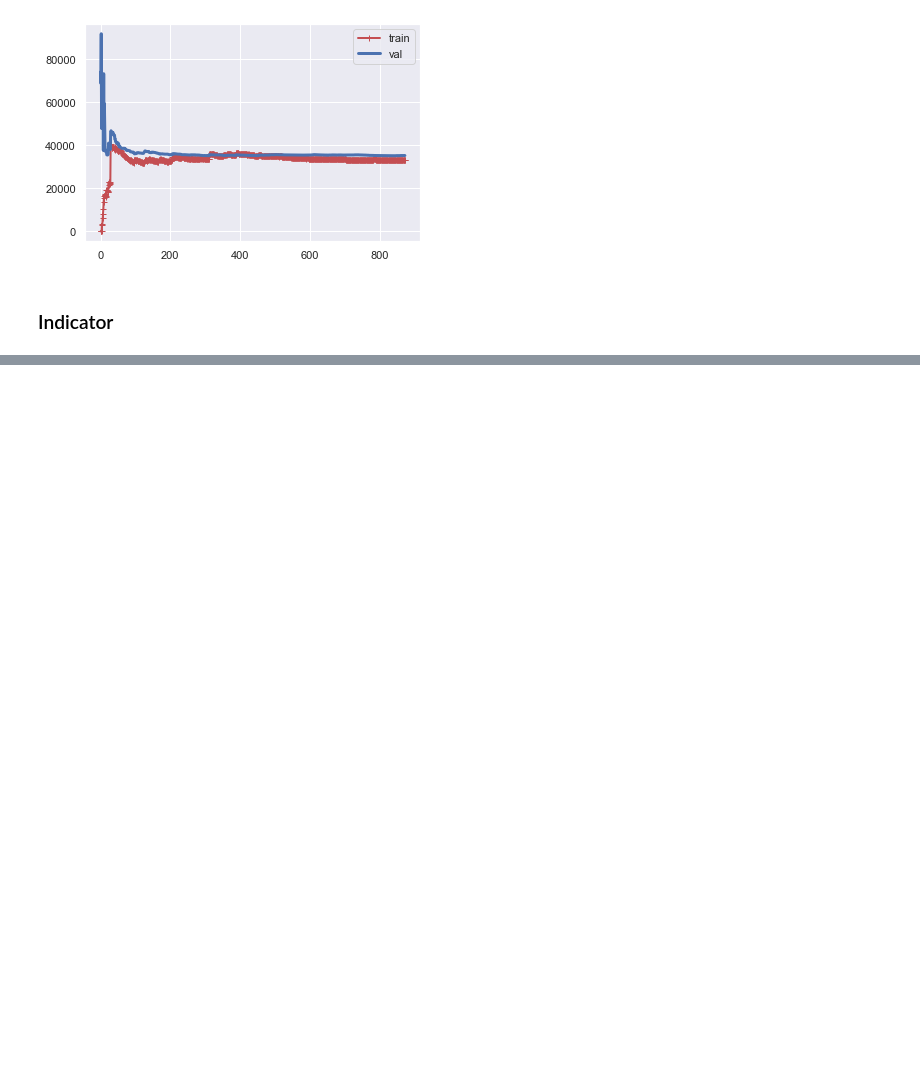
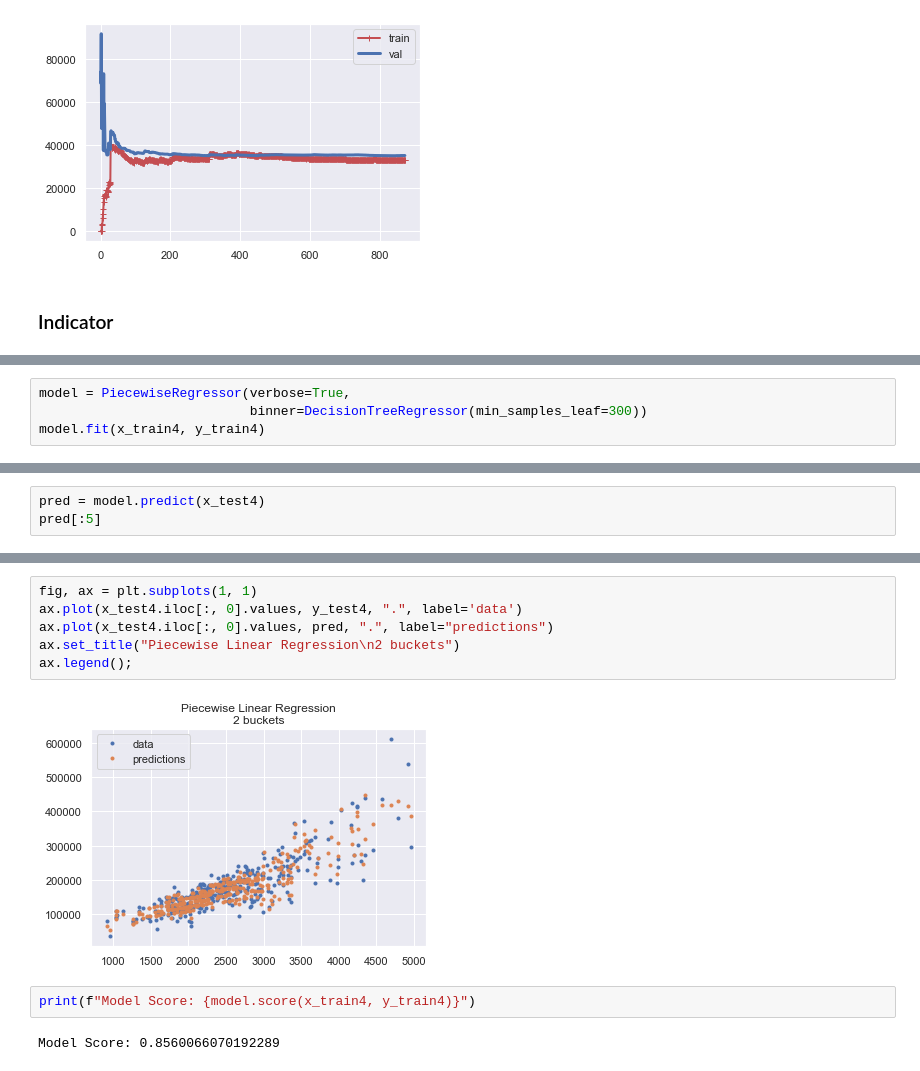
Before and after one commit to DrakeData/House_Price_EDA, a Jupyter notebook: MSDS422_Assignment2.ipynb, the cells around one changed output, grey strips where cells are left out. Cells and saved outputs as stored; diff of their text form; blank space fills up the shorter version.

```diff
--- a/MSDS422_Assignment2.ipynb
+++ b/MSDS422_Assignment2.ipynb
@@ -291,0 +371,4 @@ plot_learning_curves(lin_reg, x_minmax_train, y_train)
+# %%
+model = PiecewiseRegressor(verbose=True,
+                           binner=DecisionTreeRegressor(min_samples_leaf=300))
+model.fit(x_train4, y_train4)
@@ -291,0 +380,3 @@ plot_learning_curves(lin_reg, x_minmax_train, y_train)
+# %%
+pred = model.predict(x_test4)
+pred[:5]
@@ -291,0 +406,12 @@ plot_learning_curves(lin_reg, x_minmax_train, y_train)
+# %%
+fig, ax = plt.subplots(1, 1)
+ax.plot(x_test4.iloc[:, 0].values, y_test4, ".", label='data')
+ax.plot(x_test4.iloc[:, 0].values, pred, ".", label="predictions")
+ax.set_title("Piecewise Linear Regression\n2 buckets")
+ax.legend();
+# %% [output]
+[figure, added]
+# %%
+print(f"Model Score: {model.score(x_train4, y_train4)}")
+# %% [output]
+Model Score: 0.8560066070192289
```
Also changed, not shown: parts of 22 cells of this notebook.
